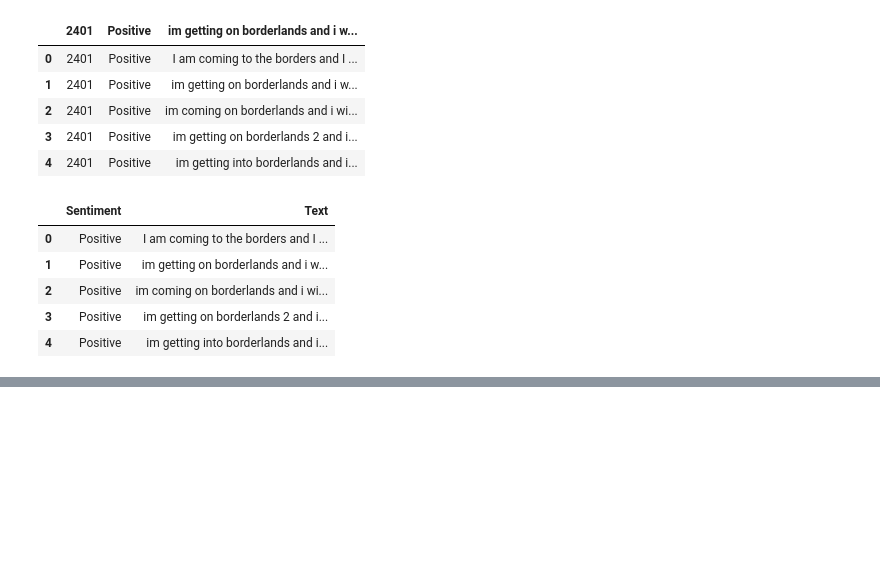
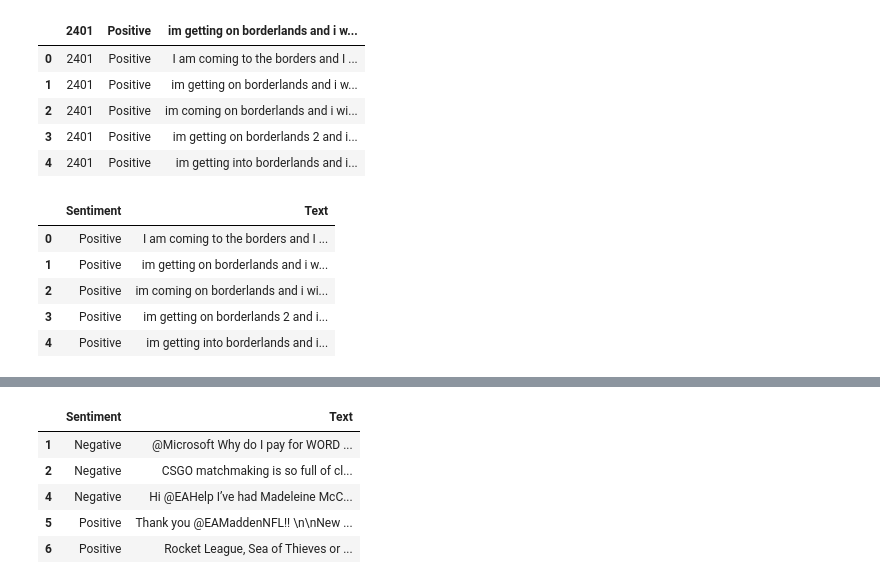
Before and after one commit to SilahicAmil/NLP, a Jupyter notebook: More_Tweet_Sentiment_Analysis.ipynb, the cells around one changed output, grey strips where cells are left out. Saved outputs shown, nothing was run; the diff lists cells and outputs as text; code cells hidden in the pictures; blank space fills up the shorter version.

```diff
--- a/More_Tweet_Sentiment_Analysis.ipynb
+++ b/More_Tweet_Sentiment_Analysis.ipynb
@@ -92,0 +155,3 @@ train_df.head()
+# %%
+val_df = val_df[val_df.Sentiment != "Neutral"]
+val_df = val_df[val_df.Sentiment != "Irrelevant"]
@@ -92,0 +164,12 @@ train_df.head()
+# %%
+# Dropping ID
+val_df = val_df.drop("ID", axis=1)
+# %%
+val_df.head()
+# %% [output]
+|  | Sentiment | Text |
+| 1 | Negative | @Microsoft Why do I pay for WORD ... |
+| 2 | Negative | CSGO matchmaking is so full of cl... |
+| 4 | Negative | Hi @EAHelp I’ve had Madeleine McC... |
+| 5 | Positive | Thank you @EAMaddenNFL!! \n\nNew ... |
+| 6 | Positive | Rocket League, Sea of Thieves or ... |
```
Also changed, not shown: parts of 21 cells of this notebook.
